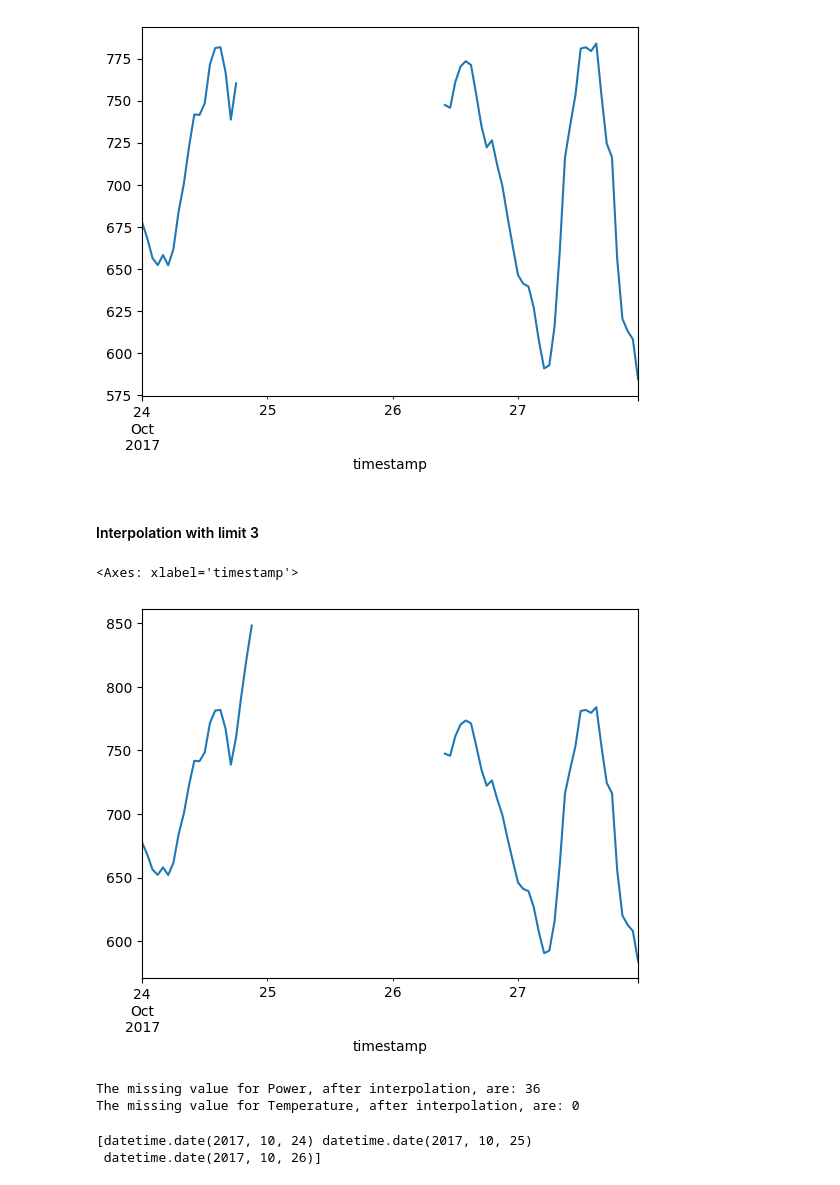
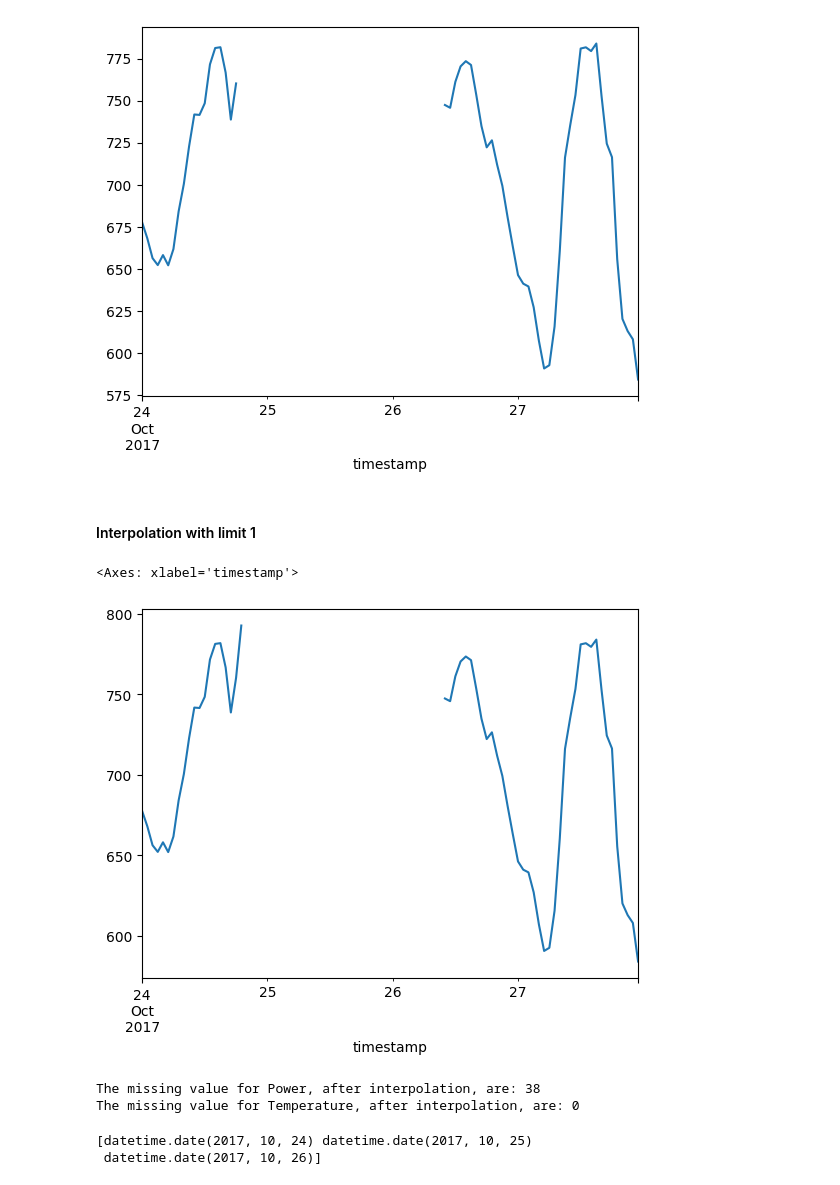
Before and after one commit to SimoneMicheli/dataScienceCourse-group5, a Jupyter notebook: solution.ipynb, the cells around one changed output. Cells and saved outputs as stored; diff of their text form; code cells hidden in the pictures.

```diff
--- a/solution.ipynb
+++ b/solution.ipynb
@@ -144,21 +169,21 @@ data["2017-10-24":"2017-10-27"]['power'].plot()
 <Axes: xlabel='timestamp'>
 [figure]
 # %% [markdown]
-#### Interpolation with limit 3
+#### Interpolation with limit 1
 # %%
-data['airTemperature'].interpolate('spline',limit=3,inplace=True,order=3)
+data['airTemperature'].interpolate('spline',limit=1,inplace=True,order=3)
 
-data['power'].interpolate('spline',limit=3,inplace=True,order=3)
+data['power'].interpolate('spline',limit=1,inplace=True,order=3) # the interpolation with limit 3 creates outliers so we prefer 1
 data[data['power'].isna()]
 data["2017-10-24":"2017-10-27"]['power'].plot()
 # %% [output]
 <Axes: xlabel='timestamp'>
-[figure, old version]
+[figure, new version]
 # %%
 print(f'The missing value for Power, after interpolation, are:', data['power'].isna().sum())
 print(f'The missing value for Temperature, after interpolation, are:', data['airTemperature'].isna().sum())
 # %% [output]
-The missing value for Power, after interpolation, are: 36
+The missing value for Power, after interpolation, are: 38
 The missing value for Temperature, after interpolation, are: 0
 # %%
 datesWithNa = np.unique(data.date[data['power'].isna()])
```
Also changed, not shown: parts of 40 cells of this notebook.
